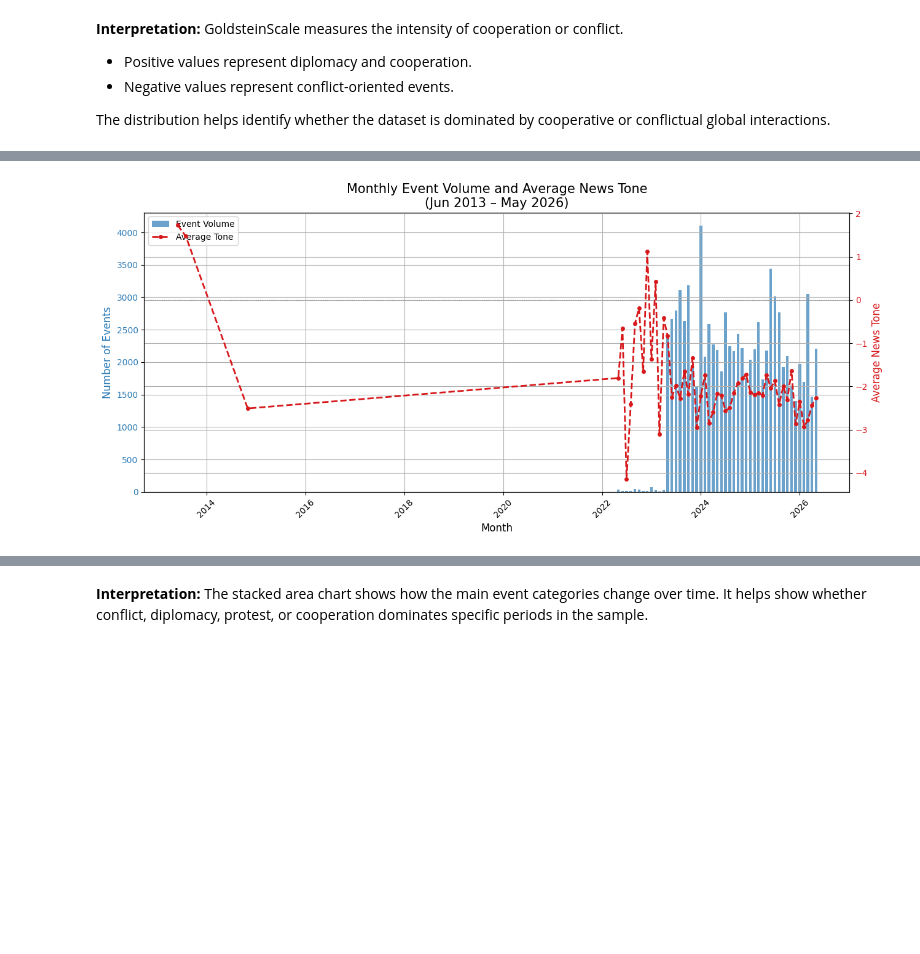
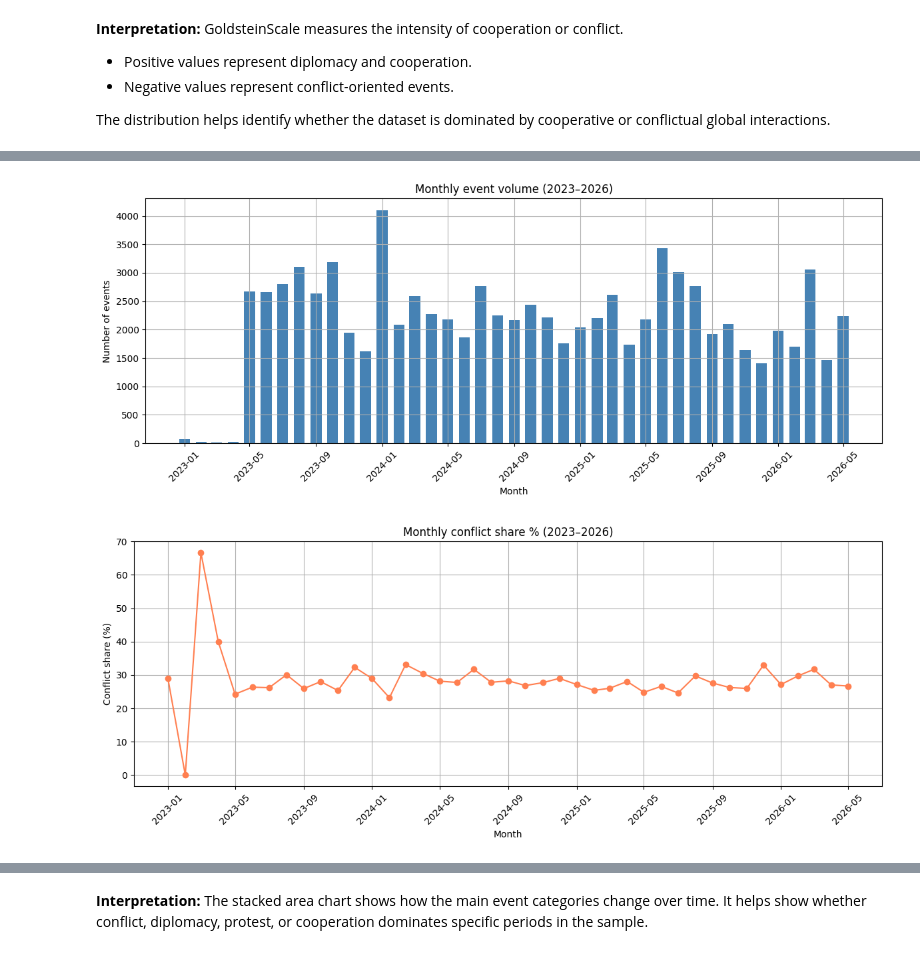
Before and after one commit to Beltinaa/world_mood_map_notebook, a Jupyter notebook: world_mood_map_notebook.ipynb, the cells around one changed output, grey strips where cells are left out. Saved outputs shown, nothing was run; the diff lists cells and outputs as text; code cells hidden in the pictures; blank space fills up the shorter version.

```diff
--- a/world_mood_map_notebook.ipynb
+++ b/world_mood_map_notebook.ipynb
@@ -79,6 +78,9 @@ TARGET_COUNTRIES = None
 # Minimum rows expected for the project.
 MIN_ROWS_REQUIRED = 5000
 
+EVENT_YEAR_MIN = 2023
+EVENT_YEAR_MAX = 2026
+
 # Folder to store downloaded files
 DATA_DIR = Path("gdelt_data")
 DATA_DIR.mkdir(exist_ok=True)
@@ -362,6 +364,15 @@ for col in numeric_cols:
 # Drop rows with missing essential analysis variables
 essential_cols = ["event_date", "QuadClass", "GoldsteinScale", "NumMentions", "NumSources", "AvgTone"]
 df = df.dropna(subset=essential_cols)
+
+df["Year"] = pd.to_numeric(df["Year"], errors="coerce")
+timeline_mask = (
+    df["event_date"].dt.year.between(EVENT_YEAR_MIN, EVENT_YEAR_MAX)
+    & df["Year"].between(EVENT_YEAR_MIN, EVENT_YEAR_MAX)
+)
+dropped = (~timeline_mask).sum()
+df = df.loc[timeline_mask].copy()
+print(f"Timeline filter {EVENT_YEAR_MIN}-{EVENT_YEAR_MAX}: dropped {dropped:,}, kept {len(df):,} rows")
 
 # Optional country filtering
 if TARGET_COUNTRIES is not None:
@@ -1006,55 +1033,24 @@ daily.head()
 # %%
-# ============================================================
-# Cell 21: Event volume and average tone over time (monthly)
-# ============================================================
+monthly = monthly_intensity.copy()
 
-# Monthly aggregation reduces noise from day-to-day variation
-# and makes the trend line much easier to read in a research paper.
-monthly = (
-    df.groupby(df["event_date"].dt.to_period("M"))
-      .agg(
-          events=("GLOBALEVENTID", "count"),
-          avg_tone=("AvgTone", "mean"),
-          conflict_share=("is_conflict", "mean"),
-          protest_events=("is_protest", "sum"),
-          diplomacy_events=("is_diplomacy", "sum"),
-          total_mentions=("NumMentions", "sum"),
-          avg_attention=("attention_score", "mean")
-      )
-      .reset_index()
-)
-monthly["event_month"] = monthly["event_date"].dt.to_timestamp()
-monthly = monthly.sort_values("event_month")
+plt.figure(figsize=(12, 5))
+plt.bar(monthly["event_month"], monthly["events"], width=20, color="steelblue")
+plt.title("Monthly event volume (2023–2026)")
+plt.xlabel("Month")
+plt.ylabel("Number of events")
+plt.xticks(rotation=45)
+plt.tight_layout()
+plt.show()
 
-fig, ax1 = plt.subplots(figsize=(13, 6))
-
-color_events = "#2c7bb6"
-color_tone   = "#d7191c"
-
-ax1.bar(monthly["event_month"], monthly["events"], width=20,
-        color=color_events, alpha=0.7, label="Event Volume")
-ax1.set_xlabel("Month", fontsize=12)
-ax1.set_ylabel("Number of Events", fontsize=12, color=color_events)
-ax1.tick_params(axis="y", labelcolor=color_events)
-ax1.tick_params(axis="x", rotation=45)
-
-ax2 = ax1.twinx()
-ax2.plot(monthly["event_month"], monthly["avg_tone"],
-         color=color_tone, linewidth=2, marker="o", markersize=4,
-         linestyle="--", label="Average Tone")
-ax2.set_ylabel("Average News Tone", fontsize=12, color=color_tone)
-ax2.tick_params(axis="y", labelcolor=color_tone)
-ax2.axhline(0, color="gray", linestyle=":", linewidth=0.8)
-
-date_range = f"{monthly['event_month'].min().strftime('%b %Y')} – {monthly['event_month'].max().strftime('%b %Y')}"
-plt.title(f"Monthly Event Volume and Average News Tone\n({date_range})", fontsize=15)
-
-lines1, labels1 = ax1.get_legend_handles_labels()
-lines2, labels2 = ax2.get_legend_handles_labels()
-ax1.legend(lines1 + lines2, labels1 + labels2, loc="upper left")
-
-fig.tight_layout()
+plt.figure(figsize=(12, 5))
+plt.plot(monthly["event_month"], monthly["conflict_share"] * 100, marker="o", color="coral")
+plt.title("Monthly conflict share % (2023–2026)")
+plt.xlabel("Month")
+plt.ylabel("Conflict share (%)")
+plt.xticks(rotation=45)
+plt.tight_layout()
 plt.show()
 # %% [output]
-[figure, old version]
+[figure, new version]
+[figure, added]
 # %% [markdown]
```
Also changed, not shown: parts of 33 cells of this notebook, 16 other files.
